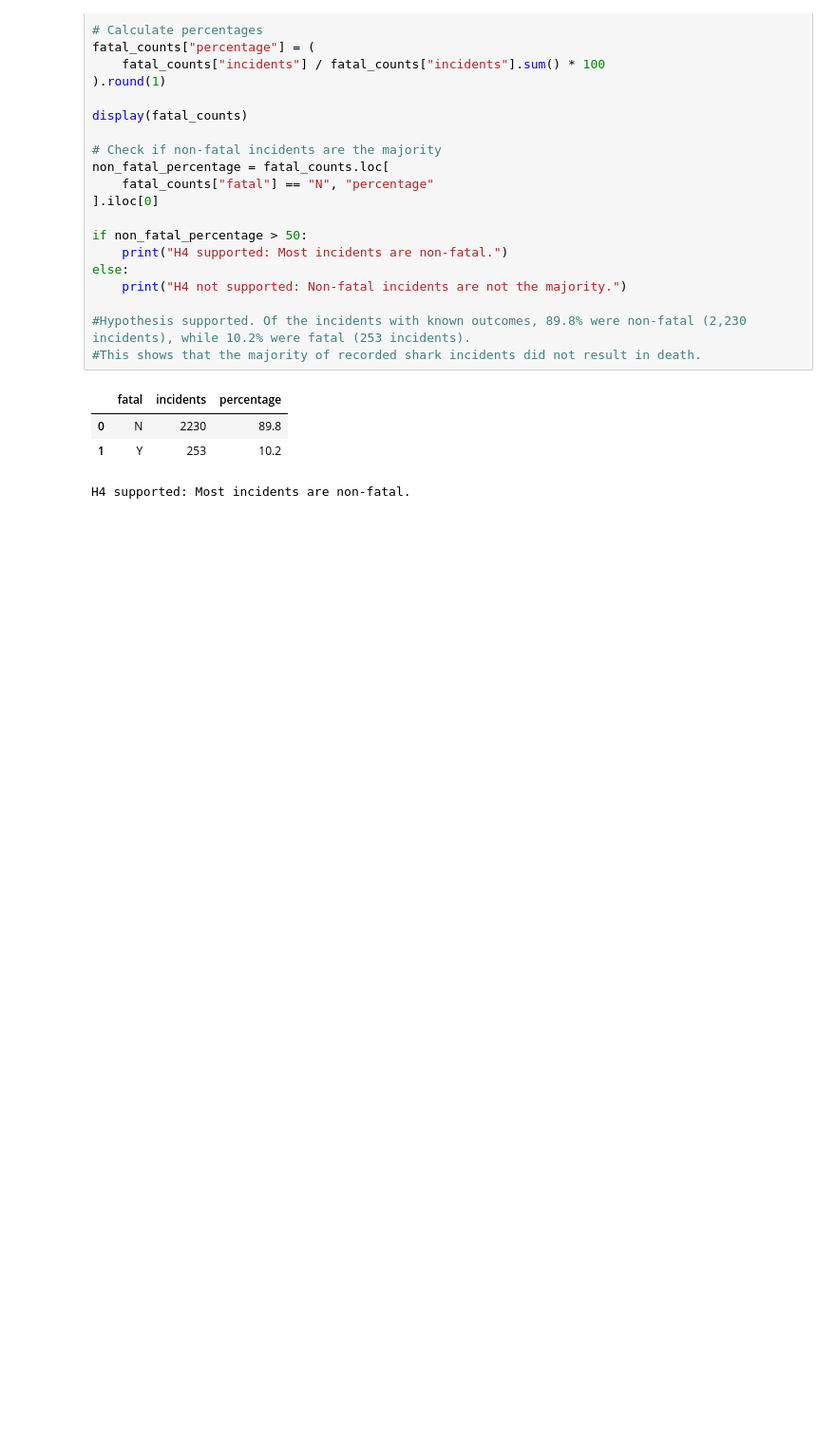
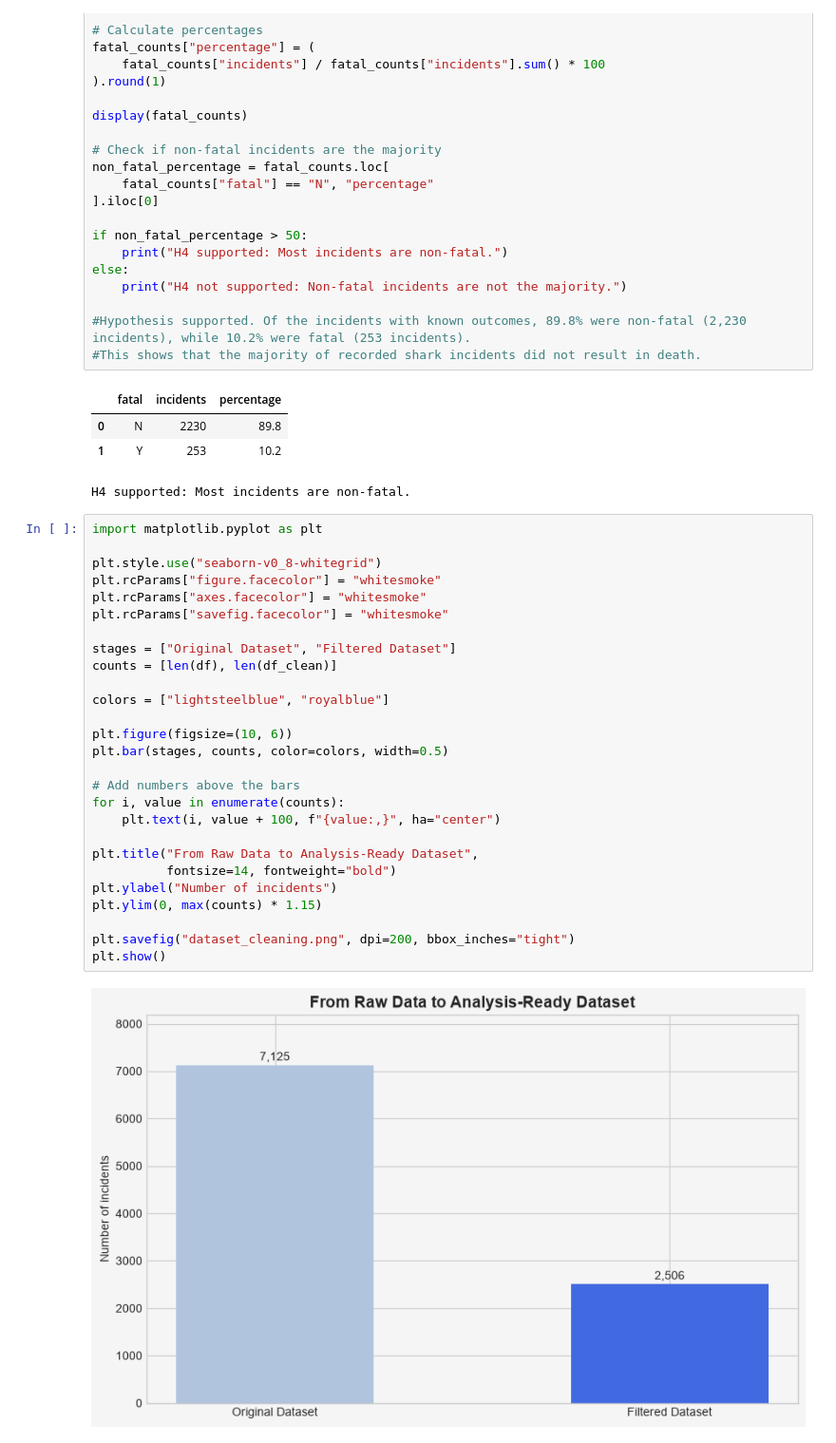
Before and after one commit to catarina-bm/shark_attacks, a Jupyter notebook: quest_shark_attack_telma.ipynb, the cells around one changed output. Shown at 95% size. Saved outputs shown, nothing was run; the diff lists cells and outputs as text; blank space fills up the shorter version.

Commit message:
Added graphs

```diff
--- a/quest_shark_attack_telma.ipynb
+++ b/quest_shark_attack_telma.ipynb
@@ -628,3 +630,32 @@ else:
 | 0 | N | 2230 | 89.8 |
 | 1 | Y | 253 | 10.2 |
 H4 supported: Most incidents are non-fatal.
+# %%
+import matplotlib.pyplot as plt
+
+plt.style.use("seaborn-v0_8-whitegrid")
+plt.rcParams["figure.facecolor"] = "whitesmoke"
+plt.rcParams["axes.facecolor"] = "whitesmoke"
+plt.rcParams["savefig.facecolor"] = "whitesmoke"
+
+stages = ["Original Dataset", "Filtered Dataset"]
+counts = [len(df), len(df_clean)]
+
+colors = ["lightsteelblue", "royalblue"]
+
+plt.figure(figsize=(10, 6))
+plt.bar(stages, counts, color=colors, width=0.5)
+
+# Add numbers above the bars
+for i, value in enumerate(counts):
+    plt.text(i, value + 100, f"{value:,}", ha="center")
+
+plt.title("From Raw Data to Analysis-Ready Dataset",
+          fontsize=14, fontweight="bold")
+plt.ylabel("Number of incidents")
+plt.ylim(0, max(counts) * 1.15)
+
+plt.savefig("dataset_cleaning.png", dpi=200, bbox_inches="tight")
+plt.show()
+# %% [output]
+[figure, added]
```
Also changed, not shown: parts of 3 cells of this notebook.
